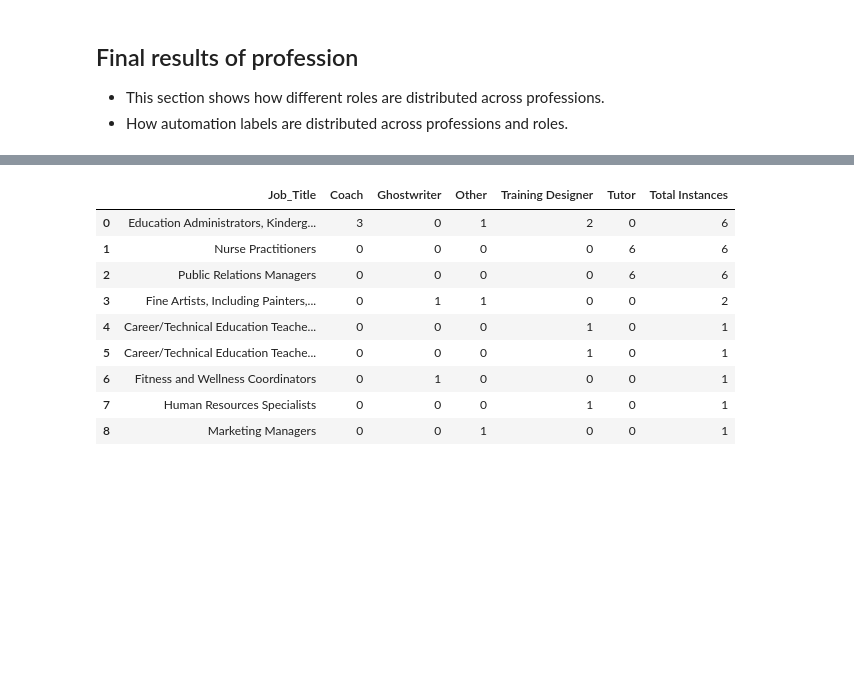
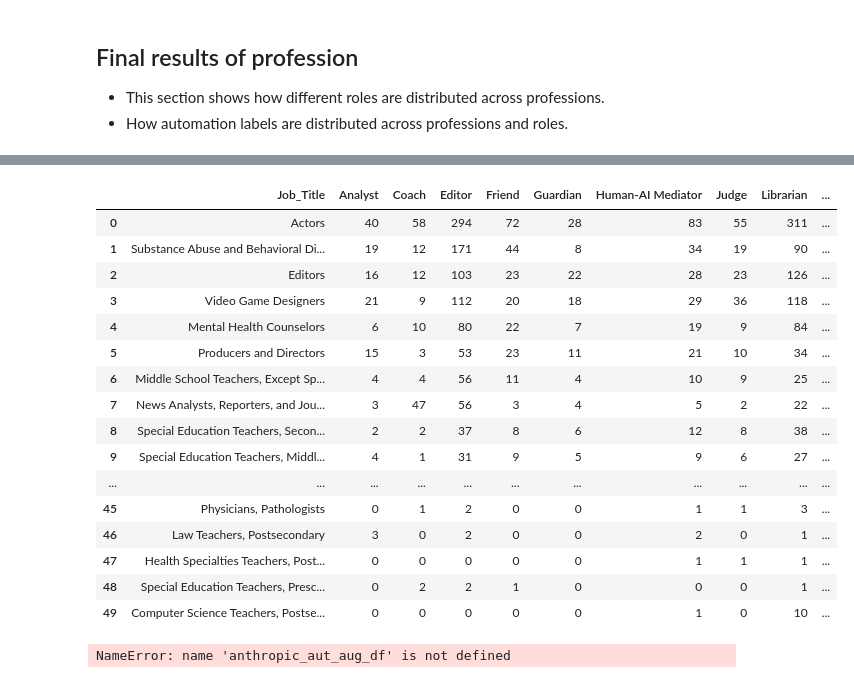
Before and after one commit to Engineering-AI-Systems-Team-3/chatgpt-at-work, a Jupyter notebook: chatgpt_at_work.ipynb, the cells around one changed output, grey strips where cells are left out. Drawn from its saved outputs; the diff is of its cells as text; code cells hidden in the pictures; blank space fills up the shorter version.

```diff
--- a/chatgpt_at_work.ipynb
+++ b/chatgpt_at_work.ipynb
@@ -1274,5 +1494,9 @@ def perform_clustering(df: pd.DataFrame, embedding_column: str) -> np.ndarray:
 # %%
-labels = perform_clustering(df=roles_explainations_df, embedding_column="embedding_functional_role_sentence")
-roles_explainations_df["functional_cluster_id"] = labels
+labels, topic_model = perform_clustering(
+    df=roles_explainations_df,
+    embedding_column="embedding_role_core",
+    algo="bertopic"
+)
+roles_explainations_df["cluster_id"] = labels
 roles_explainations_df.head(1)
 # %% [output]
@@ -1283,4 +1570,0 @@ roles_explainations_df.head(1)
-# %%
-labels = perform_clustering(df=roles_explainations_df, embedding_column="embedding_relational_role_sentence")
-roles_explainations_df["relational_cluster_id"] = labels
-roles_explainations_df.head(1)
@@ -1392,14 +1749,0 @@ print_cluster_elements(df=roles_explainations_df, cluster_column="relational_clu
-# %%
-role_to_clusters = {
-    "Coach": [1, 2, 3, 4, 5, 6],
-    "Guardian": [7],
-}
-
-roles_explainations_df = remap_clusters(
-    df=roles_explainations_df,
-    cluster_column="relational_cluster_id",
-    mapping=role_to_clusters,
-    cluster_name="relational_role"
-)
-
-roles_explainations_df.value_counts("relational_role")
@@ -1562,0 +1759,13 @@ In this section, we retrieve posts from the ChatGPTPromptGenious subreddit, and
+# %%
+
+final_roles_df = pd.merge(
+    roles_explainations_df,
+    work_related_high_epoch_df,
+    left_on='conversation_idx',
+    right_index=True,
+    how='inner'
+)
+final_roles_df = final_roles_df[
+    ['role_sentence', 'role', 'conversation', 'Task', 'Job_Title', 'Function']
+].copy()
+final_roles_df.head(1)
@@ -1580,30 +1779,42 @@ profession_roles_df.head(1)
 # %%
+profession_roles_df = final_roles_df.copy()
 profession_roles_df["count"] = 1
 
 profession_roles_pivot = profession_roles_df.pivot_table(
     index='Job_Title',
-    columns='cluster_name',
+    columns='role',
     values='count',
     aggfunc='sum',
     fill_value=0
 ).astype(int)
 
 profession_roles_pivot['Total Instances'] = profession_roles_pivot.sum(axis=1)
 profession_roles_pivot = profession_roles_pivot.sort_values(by='Total Instances', ascending=False)
 profession_roles_pivot = profession_roles_pivot.reset_index()
 profession_roles_pivot.columns.name = None
 display(profession_roles_pivot.head(50))
 # %% [output]
-|  | Job_Title | Coach | Ghostwriter | Other | Training Designer | Tutor | Total Instances |
-| 0 | Education Administrators, Kinderg... | 3 | 0 | 1 | 2 | 0 | 6 |
-| 1 | Nurse Practitioners | 0 | 0 | 0 | 0 | 6 | 6 |
-| 2 | Public Relations Managers | 0 | 0 | 0 | 0 | 6 | 6 |
-| 3 | Fine Artists, Including Painters,... | 0 | 1 | 1 | 0 | 0 | 2 |
-| 4 | Career/Technical Education Teache... | 0 | 0 | 0 | 1 | 0 | 1 |
-| 5 | Career/Technical Education Teache... | 0 | 0 | 0 | 1 | 0 | 1 |
-| 6 | Fitness and Wellness Coordinators | 0 | 1 | 0 | 0 | 0 | 1 |
-| 7 | Human Resources Specialists | 0 | 0 | 0 | 1 | 0 | 1 |
-| 8 | Marketing Managers | 0 | 0 | 1 | 0 | 0 | 1 |
+|  | Job_Title | Analyst | Coach | Editor | Friend | Guardian | Human-AI Mediator | Judge | Librarian | ... |
+| 0 | Actors | 40 | 58 | 294 | 72 | 28 | 83 | 55 | 311 | ... |
+| 1 | Substance Abuse and Behavioral Di... | 19 | 12 | 171 | 44 | 8 | 34 | 19 | 90 | ... |
+| 2 | Editors | 16 | 12 | 103 | 23 | 22 | 28 | 23 | 126 | ... |
+| 3 | Video Game Designers | 21 | 9 | 112 | 20 | 18 | 29 | 36 | 118 | ... |
+| 4 | Mental Health Counselors | 6 | 10 | 80 | 22 | 7 | 19 | 9 | 84 | ... |
+| 5 | Producers and Directors | 15 | 3 | 53 | 23 | 11 | 21 | 10 | 34 | ... |
+| 6 | Middle School Teachers, Except Sp... | 4 | 4 | 56 | 11 | 4 | 10 | 9 | 25 | ... |
+| 7 | News Analysts, Reporters, and Jou... | 3 | 47 | 56 | 3 | 4 | 5 | 2 | 22 | ... |
+| 8 | Special Education Teachers, Secon... | 2 | 2 | 37 | 8 | 6 | 12 | 8 | 38 | ... |
+| 9 | Special Education Teachers, Middl... | 4 | 1 | 31 | 9 | 5 | 9 | 6 | 27 | ... |
+| ... | ... | ... | ... | ... | ... | ... | ... | ... | ... | ... |
+| 45 | Physicians, Pathologists | 0 | 1 | 2 | 0 | 0 | 1 | 1 | 3 | ... |
+| 46 | Law Teachers, Postsecondary | 3 | 0 | 2 | 0 | 0 | 2 | 0 | 1 | ... |
+| 47 | Health Specialties Teachers, Post... | 0 | 0 | 0 | 0 | 0 | 1 | 1 | 1 | ... |
+| 48 | Special Education Teachers, Presc... | 0 | 2 | 2 | 1 | 0 | 0 | 0 | 1 | ... |
+| 49 | Computer Science Teachers, Postse... | 0 | 0 | 0 | 0 | 0 | 1 | 0 | 10 | ... |
+# %%
+anthropic_aut_aug_df.head()
+# %% [output]
+NameError: name 'anthropic_aut_aug_df' is not defined
 # %%
 profession_auto_df = pd.merge(
     automation_augmentation_df[['task', 'rubric_label']],
```
Also changed, not shown: parts of 55 cells of this notebook, 21 other files.
